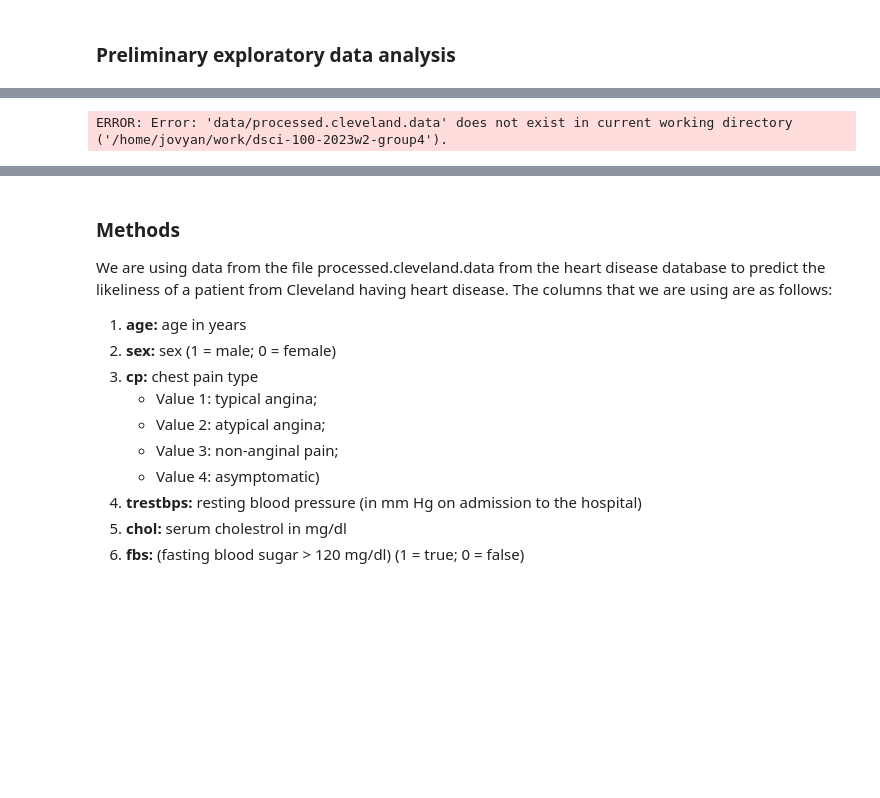
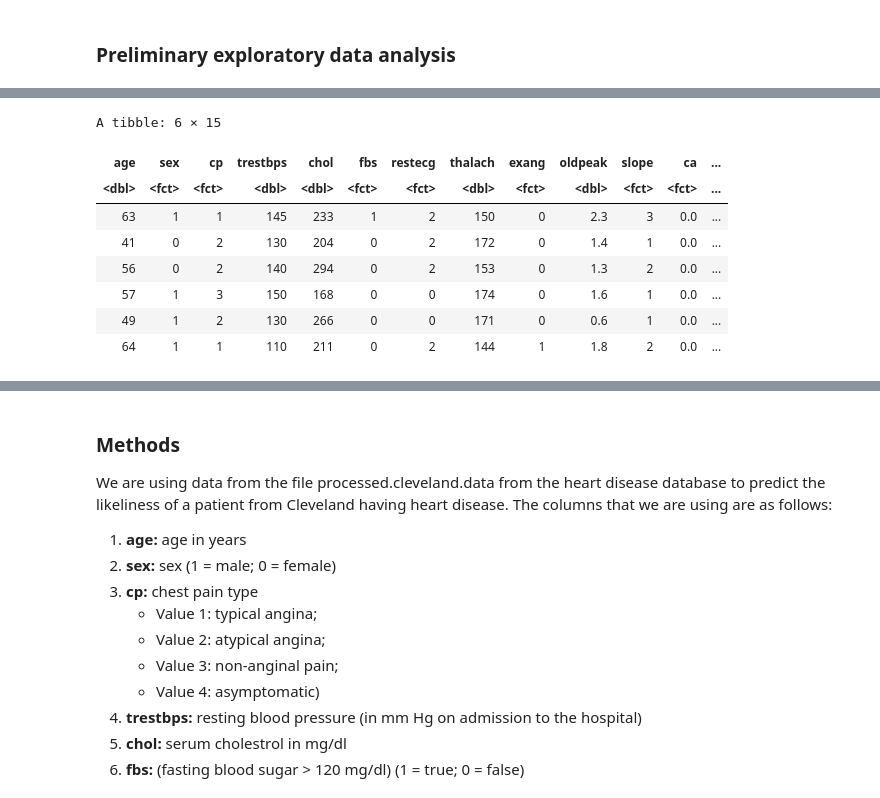
Before and after one commit to willchen152/dsci-100-2022w2-group4, a Jupyter notebook: GROUP 04 - group_proposall.ipynb, the cells around one changed output, grey strips where cells are left out. Cells and saved outputs as stored; diff of their text form; code cells hidden in the pictures; blank space fills up the shorter version.

```diff
--- a/GROUP 04 - group_proposall.ipynb
+++ b/GROUP 04 - group_proposall.ipynb
@@ -51,31 +51,39 @@ library(RColorBrewer)
 # %%
 set.seed(1)
 
 # reading the data, assigning column names and character types
-cleveland_data <- read_csv("data/processed.cleveland.data",
+cleveland_data <- read_csv("data/processed.cleveland.csv",
                            col_names = c("age", "sex", "cp", "trestbps", "chol", "fbs", "restecg", "thalach",
                                         "exang", "oldpeak", "slope", "ca", "thal", "num"),
                            col_types = list("d", "d", "d", "d", "d", "d", "d", "d", "d", "d", "d", "f" , "f", "d"))
 
 # cleaning (tidying) and wrangling data
 cleveland_data[ cleveland_data == "?" ] <- NA
 
 cleveland_tidy <- cleveland_data |>
                    mutate(diagno = ifelse(is.na(num), NA, (num > 0))) |>
                    mutate(sex = as_factor(sex), cp = as_factor(cp),
                          fbs = as_factor(fbs), restecg = as_factor(restecg),
                          exang = as_factor(exang), thal = as_factor(thal),
                          ca = as_factor(ca), slope = as_factor(slope))
 
 # splitting the dataframe into testing and training datasets
 cleveland_split <- initial_split(cleveland_tidy, prop = 0.75, strata = num)
 
 cleveland_training <- training(cleveland_split)
 cleveland_testing <- testing(cleveland_split)
 
 head(cleveland_training)
 # %% [output]
-ERROR: Error: 'data/processed.cleveland.data' does not exist in current working directory ('/home/jovyan/work/dsci-100-2023w2-group4').
+A tibble: 6 × 15
+| age | sex | cp | trestbps | chol | fbs | restecg | thalach | exang | oldpeak | slope | ca | ... |
+| <dbl> | <fct> | <fct> | <dbl> | <dbl> | <fct> | <fct> | <dbl> | <fct> | <dbl> | <fct> | <fct> | ... |
+| 63 | 1 | 1 | 145 | 233 | 1 | 2 | 150 | 0 | 2.3 | 3 | 0.0 | ... |
+| 41 | 0 | 2 | 130 | 204 | 0 | 2 | 172 | 0 | 1.4 | 1 | 0.0 | ... |
+| 56 | 0 | 2 | 140 | 294 | 0 | 2 | 153 | 0 | 1.3 | 2 | 0.0 | ... |
+| 57 | 1 | 3 | 150 | 168 | 0 | 0 | 174 | 0 | 1.6 | 1 | 0.0 | ... |
+| 49 | 1 | 2 | 130 | 266 | 0 | 0 | 171 | 0 | 0.6 | 1 | 0.0 | ... |
+| 64 | 1 | 1 | 110 | 211 | 0 | 2 | 144 | 1 | 1.8 | 2 | 0.0 | ... |
 # %%
 # summarizing to get minimum, maximum, and mean of each predictor variable + total number of rows per class
 cleveland_summary <- cleveland_training |>
```
Also changed, not shown: parts of 3 cells of this notebook, 1 other file.
